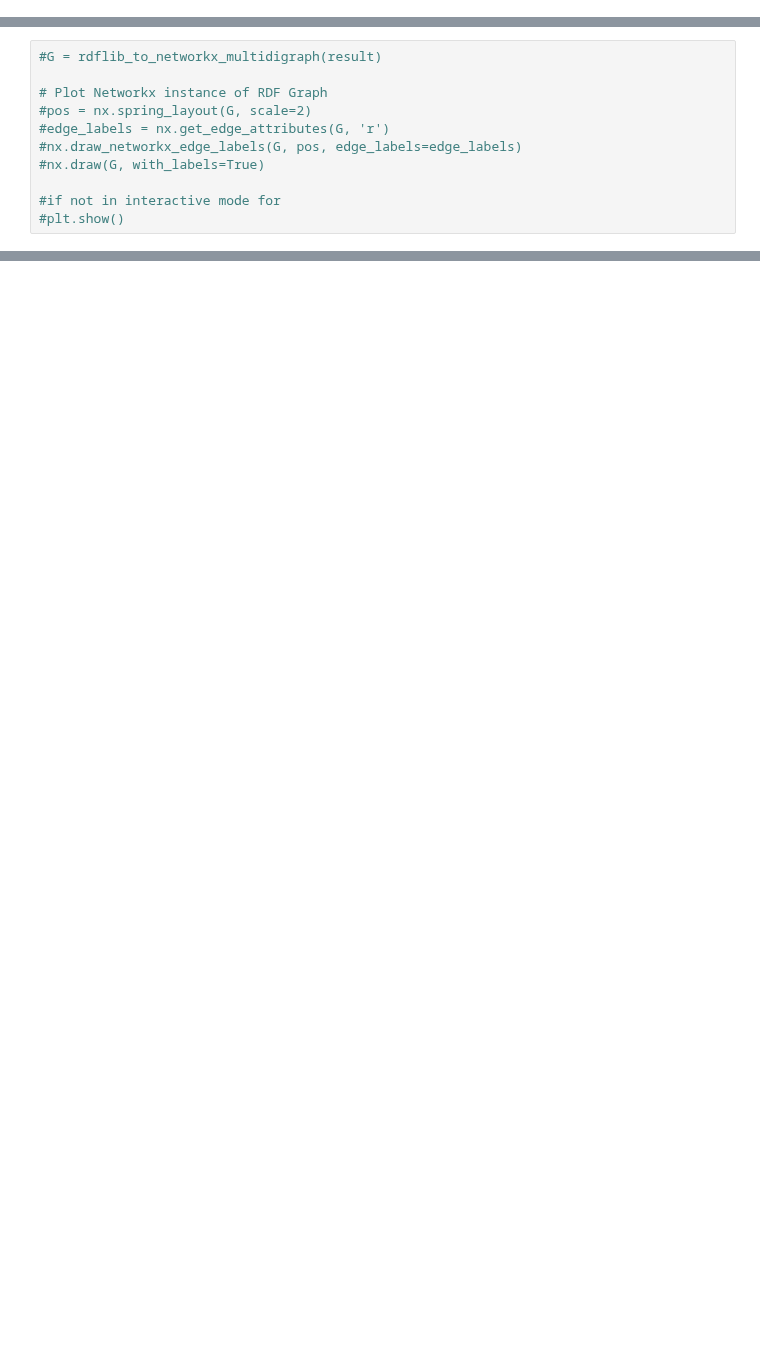
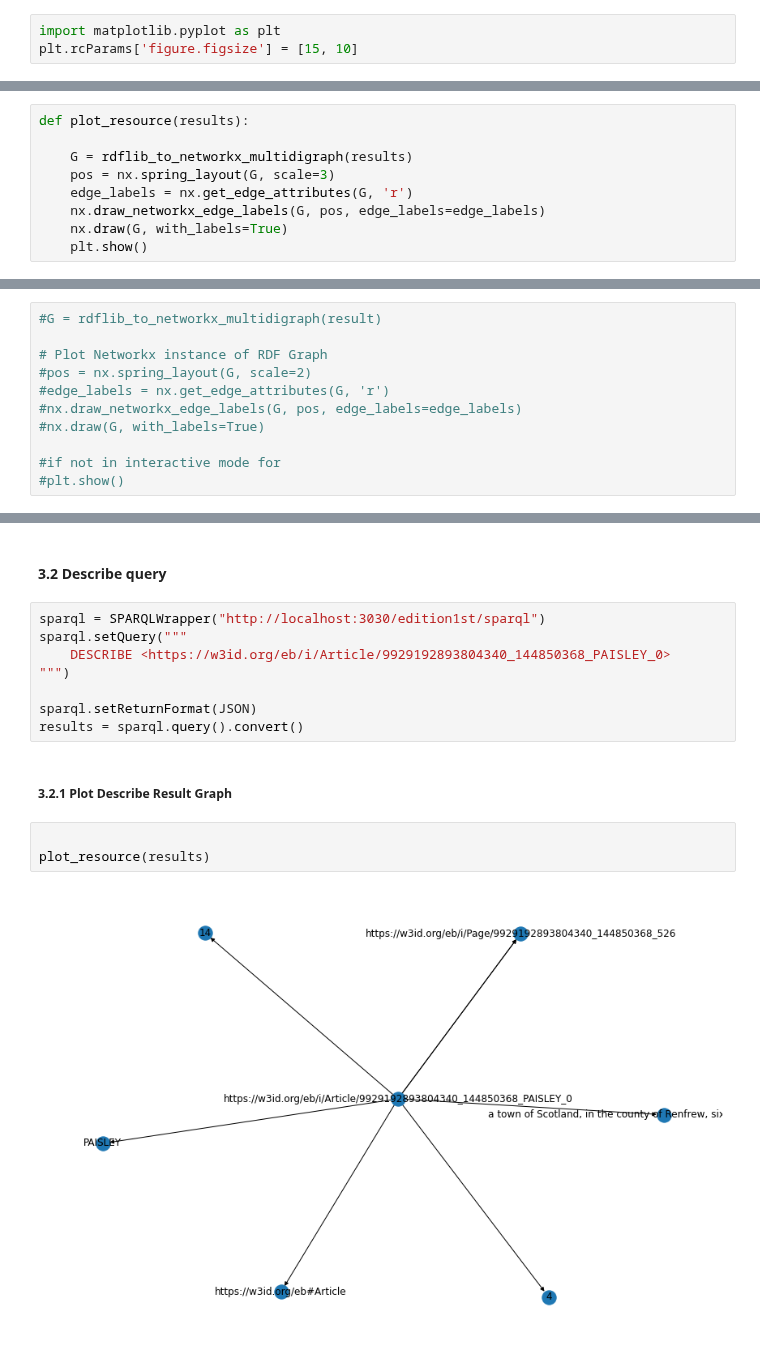
Before and after one commit to francesNLP/frances, a Jupyter notebook: NLS_EB/Notebooks/PostProcess/QueringRDF.ipynb, the cells around one changed output, grey strips where cells are left out. Saved outputs shown, nothing was run; the diff lists cells and outputs as text; blank space fills up the shorter version.

```diff
--- a/NLS_EB/Notebooks/PostProcess/QueringRDF.ipynb
+++ b/NLS_EB/Notebooks/PostProcess/QueringRDF.ipynb
@@ -63,5 +67,17 @@ from rdflib.plugins.sparql import prepareQuery
+# %%
+import matplotlib.pyplot as plt
+plt.rcParams['figure.figsize'] = [15, 10]
 # %% [markdown]
 ### Functions
+# %%
+def plot_resource(results):
+
+    G = rdflib_to_networkx_multidigraph(results)
+    pos = nx.spring_layout(G, scale=3)
+    edge_labels = nx.get_edge_attributes(G, 'r')
+    nx.draw_networkx_edge_labels(G, pos, edge_labels=edge_labels)
+    nx.draw(G, with_labels=True)
+    plt.show()
 # %% [markdown]
 ### 1. Loading the graph
 # %%
@@ -410,0 +436,17 @@ https://w3id.org/eb/i/Article/992277653804341_144133901_ABACUS_2 https://w3id.or
+# %% [markdown]
+#### 3.2 Describe query
+# %%
+sparql = SPARQLWrapper("http://localhost:3030/edition1st/sparql")
+sparql.setQuery("""
+    DESCRIBE <https://w3id.org/eb/i/Article/9929192893804340_144850368_PAISLEY_0>
+""")
+
+sparql.setReturnFormat(JSON)
+results = sparql.query().convert()
+# %% [markdown]
+##### 3.2.1 Plot Describe Result Graph
+# %%
+
+plot_resource(results)
+# %% [output]
+[figure, added]
```
Also changed, not shown: parts of 25 cells of this notebook.
